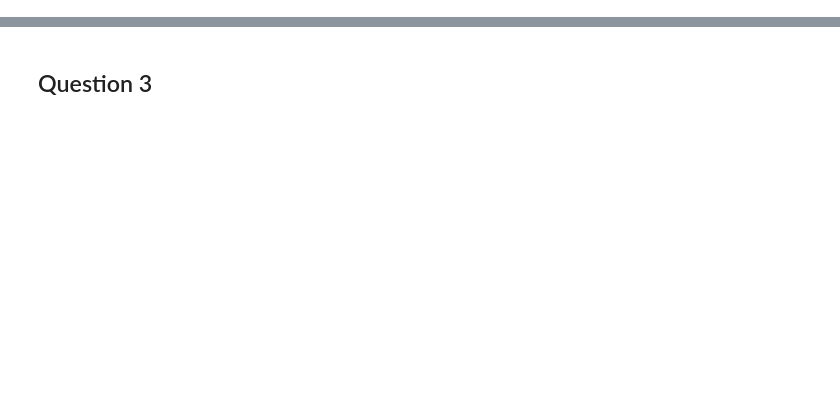
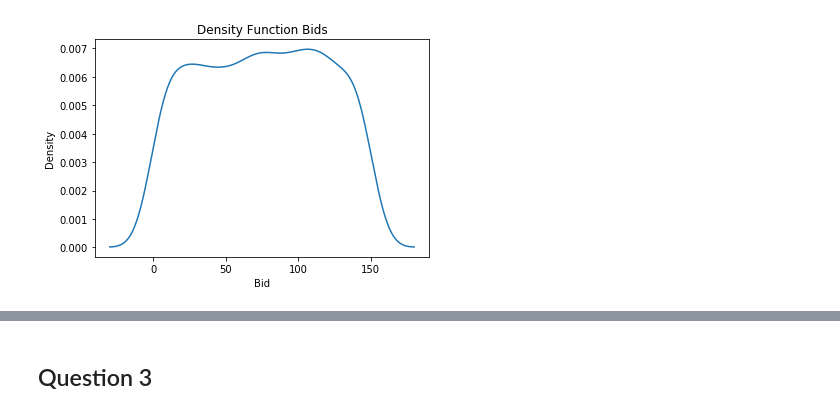
Before and after one commit to ericschulman/struct, a Jupyter notebook: hw5_io/auctions.ipynb, the cells around one changed output, grey strips where cells are left out. Saved outputs shown, nothing was run; the diff lists cells and outputs as text; code cells hidden in the pictures; blank space fills up the shorter version.

```diff
--- a/hw5_io/auctions.ipynb
+++ b/hw5_io/auctions.ipynb
@@ -194,0 +161,14 @@ plt.show()
+# %%
+fpa_reshape = fpa_data.reshape(fpa_data.shape[0]*fpa_data.shape[1],)
+
+#plot kde of bids
+kde_bids = sm.nonparametric.KDEUnivariate(fpa_reshape)
+kde_bids.fit()
+
+plt.plot(kde_bids.support, kde_bids.density)
+plt.title('Density Function Bids')
+plt.xlabel('Bid')
+plt.ylabel('Density')
+plt.show()
+# %% [output]
+[figure, added]
```
Also changed, not shown: parts of 15 cells of this notebook.
